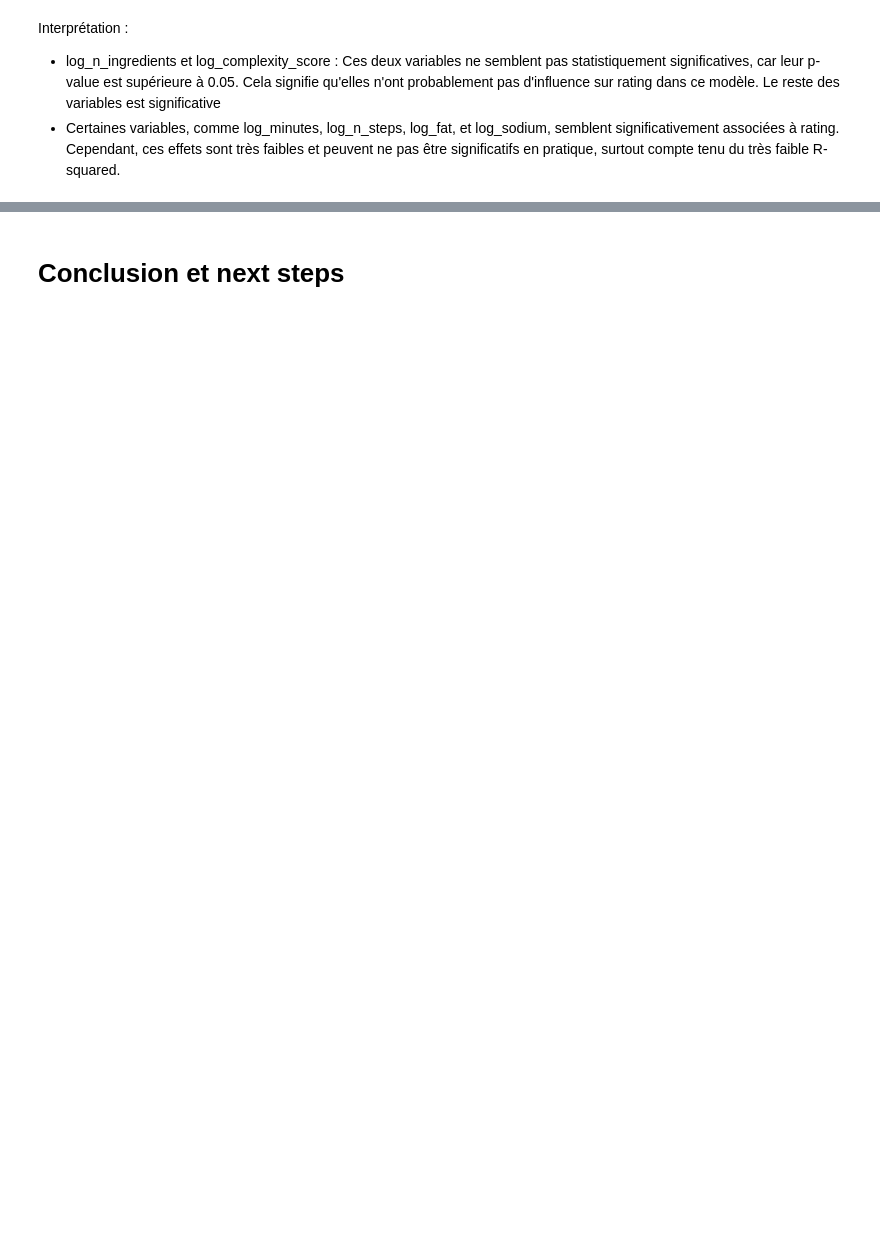
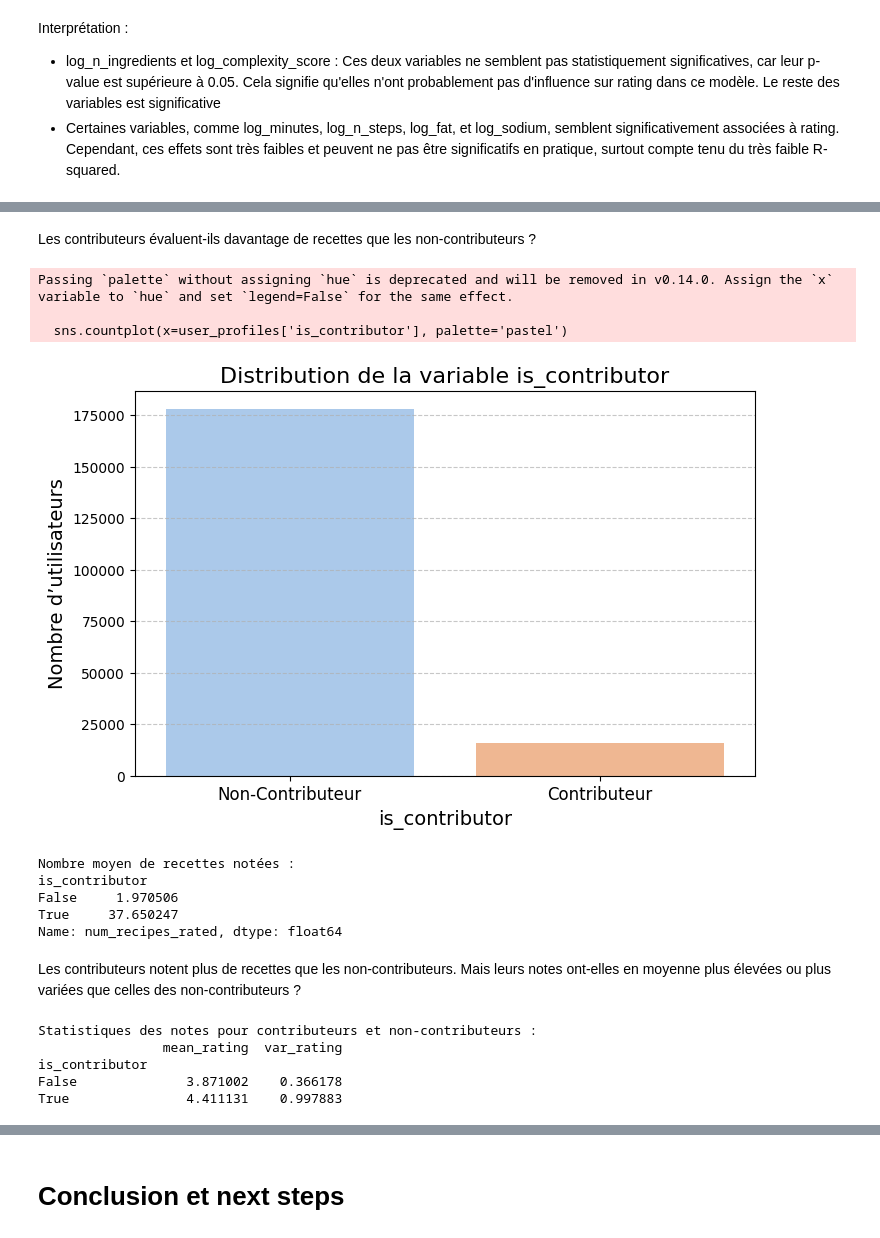
Before and after one commit to romainDonne22/cookproject, a Jupyter notebook: rating_recipe_correlation_analysis.ipynb, the cells around one changed output, grey strips where cells are left out. Cells and saved outputs as stored; diff of their text form; code cells hidden in the pictures; blank space fills up the shorter version.

Commit message:
analyse des profils des utilisateurs et contributeurs

```diff
--- a/rating_recipe_correlation_analysis.ipynb
+++ b/rating_recipe_correlation_analysis.ipynb
@@ -1761,0 +1686,20 @@ Le modèle linéaire semble inadapté pour expliquer rating de manière signific
+# %%
+# - 'user_id': l'identifiant de l'utilisateur
+# - 'rating': la note donnée par l'utilisateur
+# - 'contributor_id': l'identifiant du contributeur de la recette
+
+# Regrouper par utilisateur pour calculer les métriques
+user_profiles = cleaned_user_analysis.groupby('user_id').agg(
+    num_recipes_rated=('rating', 'count'),       # Nombre de recettes notées
+    mean_rating=('rating', 'mean'),             # Moyenne des notes
+    median_rating=('rating', 'median'),         # Médiane des notes
+    min_rating=('rating', 'min'),               # Note minimale
+    max_rating=('rating', 'max'),               # Note maximale
+    var_rating=('rating', 'var')                # Variance des notes
+).reset_index()
+
+# Ajouter une colonne booléenne indiquant si l'utilisateur est contributeur
+user_profiles['is_contributor'] = user_profiles['user_id'].isin(cleaned_user_analysis['contributor_id'])
+
+# Remplacer les NaN dans la colonne variance par 0 (au cas où un utilisateur n'a noté qu'une recette)
+user_profiles['var_rating'] = user_profiles['var_rating'].fillna(0)
@@ -1761,0 +1741,47 @@ Le modèle linéaire semble inadapté pour expliquer rating de manière signific
+# %% [markdown]
+Les contributeurs évaluent-ils davantage de recettes que les non-contributeurs ?
+# %%
+# distribution du nombre de raters également contributeurs
+plt.figure(figsize=(8, 5))
+sns.countplot(x=user_profiles['is_contributor'], palette='pastel')
+plt.title('Distribution de la variable is_contributor', fontsize=16)
+plt.xlabel('is_contributor', fontsize=14)
+plt.ylabel('Nombre d’utilisateurs', fontsize=14)
+plt.xticks([0, 1], labels=['Non-Contributeur', 'Contributeur'], fontsize=12)
+plt.grid(axis='y', linestyle='--', alpha=0.7)
+plt.show()
+# %% [output]
+Passing `palette` without assigning `hue` is deprecated and will be removed in v0.14.0. Assign the `x` variable to `hue` and set `legend=False` for the same effect.
+
+  sns.countplot(x=user_profiles['is_contributor'], palette='pastel')
+[figure, added]
+# %%
+# Moyenne du nombre de recettes notées pour contributeurs et non-contributeurs
+contributor_stats = user_profiles.groupby('is_contributor')['num_recipes_rated'].mean()
+
+print("Nombre moyen de recettes notées :")
+print(contributor_stats)
+# %% [output]
+Nombre moyen de recettes notées :
+is_contributor
+False     1.970506
+True     37.650247
+Name: num_recipes_rated, dtype: float64
+# %% [markdown]
+Les contributeurs notent plus de recettes que les non-contributeurs.
+Mais leurs notes ont-elles en moyenne plus élevées ou plus variées que celles des non-contributeurs ?
+# %%
+# Moyenne et variance des notes pour contributeurs et non-contributeurs
+rating_stats = user_profiles.groupby('is_contributor').agg(
+    mean_rating=('mean_rating', 'mean'),
+    var_rating=('var_rating', 'mean')
+)
+
+print("Statistiques des notes pour contributeurs et non-contributeurs :")
+print(rating_stats)
+# %% [output]
+Statistiques des notes pour contributeurs et non-contributeurs :
+                mean_rating  var_rating
+is_contributor
+False              3.871002    0.366178
+True               4.411131    0.997883
```
Also changed, not shown: parts of 33 cells of this notebook.
